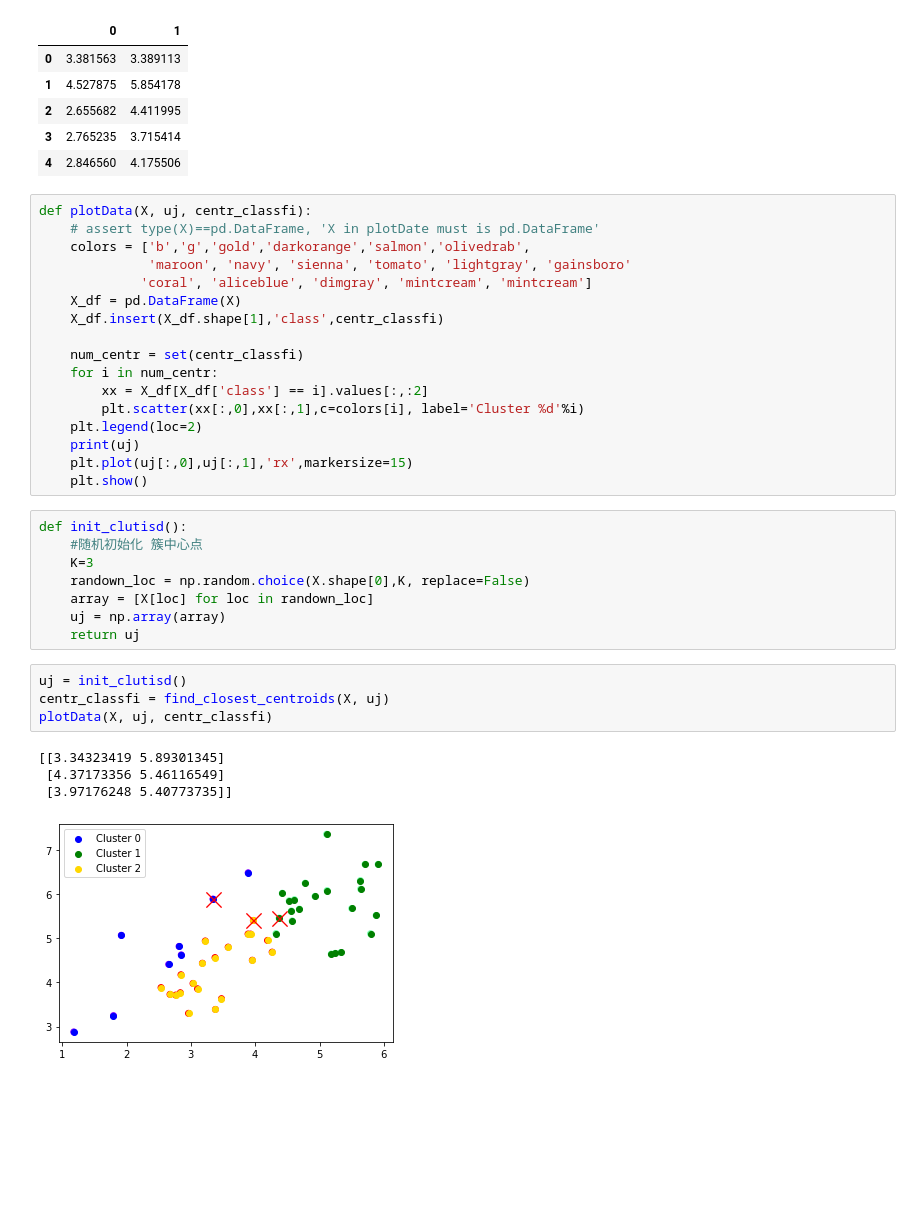
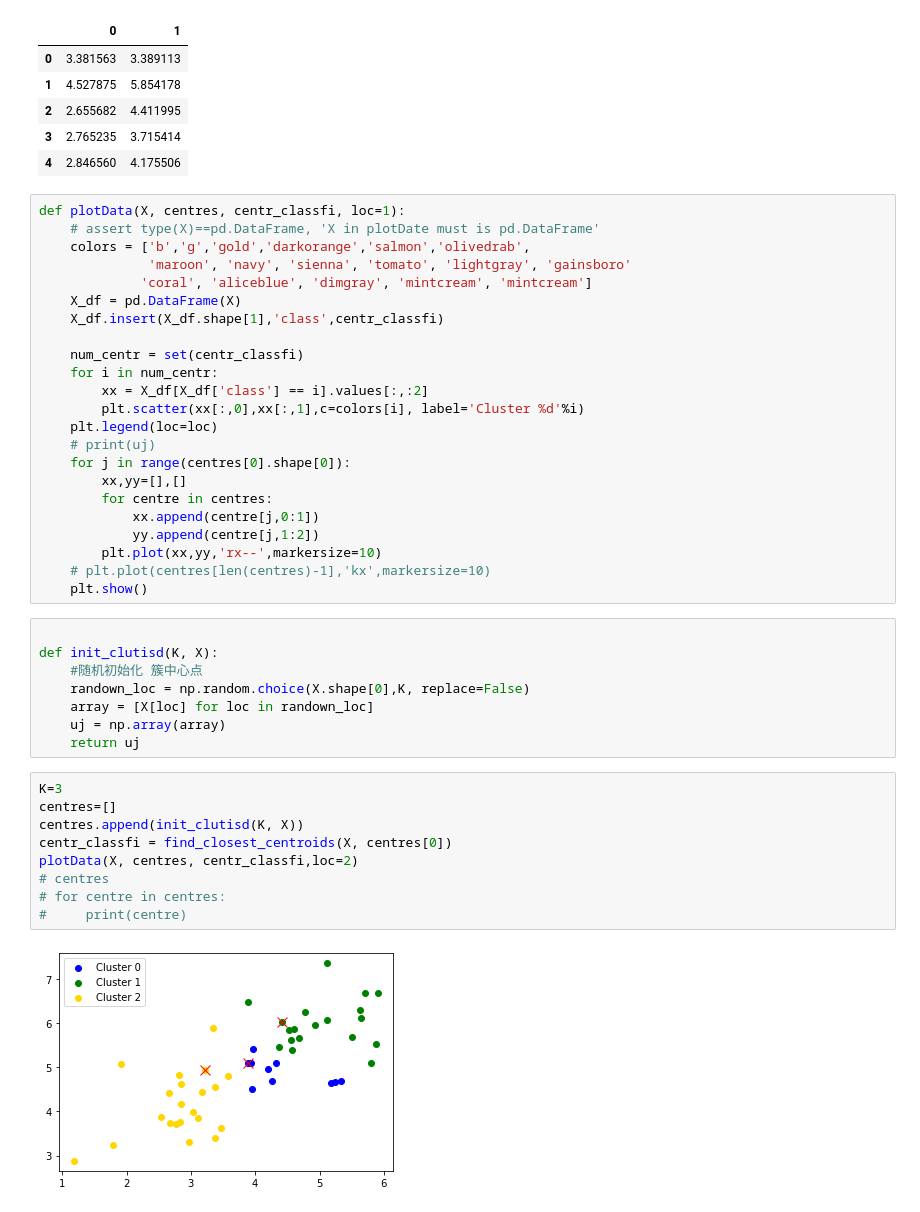
Before and after one commit to taoxianpeng/Machine_Learning_WuEnda, a Jupyter notebook: ex7.ipynb, the cells around one changed output. Saved outputs shown, nothing was run; the diff lists cells and outputs as text; blank space fills up the shorter version.

Commit message:
ex7 kmeans data2部分完成

```diff
--- a/ex7.ipynb
+++ b/ex7.ipynb
@@ -62,7 +62,7 @@ dfb.iloc[:,0:2].head()
 | 3 | 2.765235 | 3.715414 |
 | 4 | 2.846560 | 4.175506 |
 # %%
-def plotData(X, uj, centr_classfi):
+def plotData(X, centres, centr_classfi, loc=1):
     # assert type(X)==pd.DataFrame, 'X in plotDate must is pd.DataFrame'
     colors = ['b','g','gold','darkorange','salmon','olivedrab',
               'maroon', 'navy', 'sienna', 'tomato', 'lightgray', 'gainsboro'
@@ -74,25 +74,33 @@ def plotData(X, uj, centr_classfi):
     for i in num_centr:
         xx = X_df[X_df['class'] == i].values[:,:2]
         plt.scatter(xx[:,0],xx[:,1],c=colors[i], label='Cluster %d'%i)
-    plt.legend(loc=2)
-    print(uj)
-    plt.plot(uj[:,0],uj[:,1],'rx',markersize=15)
+    plt.legend(loc=loc)
+    # print(uj)
+    for j in range(centres[0].shape[0]):
+        xx,yy=[],[]
+        for centre in centres:
+            xx.append(centre[j,0:1])
+            yy.append(centre[j,1:2])
+        plt.plot(xx,yy,'rx--',markersize=10)
+    # plt.plot(centres[len(centres)-1],'kx',markersize=10)
     plt.show()
 # %%
-def init_clutisd():
+
+def init_clutisd(K, X):
     #随机初始化 簇中心点
-    K=3
     randown_loc = np.random.choice(X.shape[0],K, replace=False)
     array = [X[loc] for loc in randown_loc]
     uj = np.array(array)
     return uj
-# %%
-uj = init_clutisd()
-centr_classfi = find_closest_centroids(X, uj)
-plotData(X, uj, centr_classfi)
-# %% [output]
-[[3.34323419 5.89301345]
- [4.37173356 5.46116549]
- [3.97176248 5.40773735]]
-[figure, removed]
+# %%
+K=3
+centres=[]
+centres.append(init_clutisd(K, X))
+centr_classfi = find_closest_centroids(X, centres[0])
+plotData(X, centres, centr_classfi,loc=2)
+# centres
+# for centre in centres:
+#     print(centre)
+# %% [output]
+[figure, added]
 # %%
```
Also changed, not shown: parts of 9 cells of this notebook.
